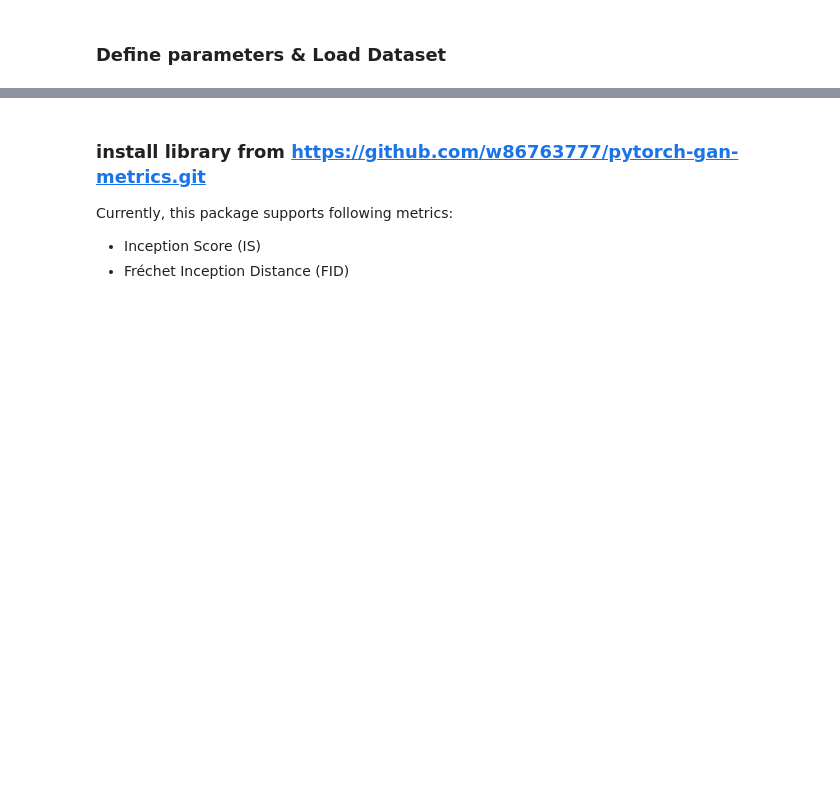
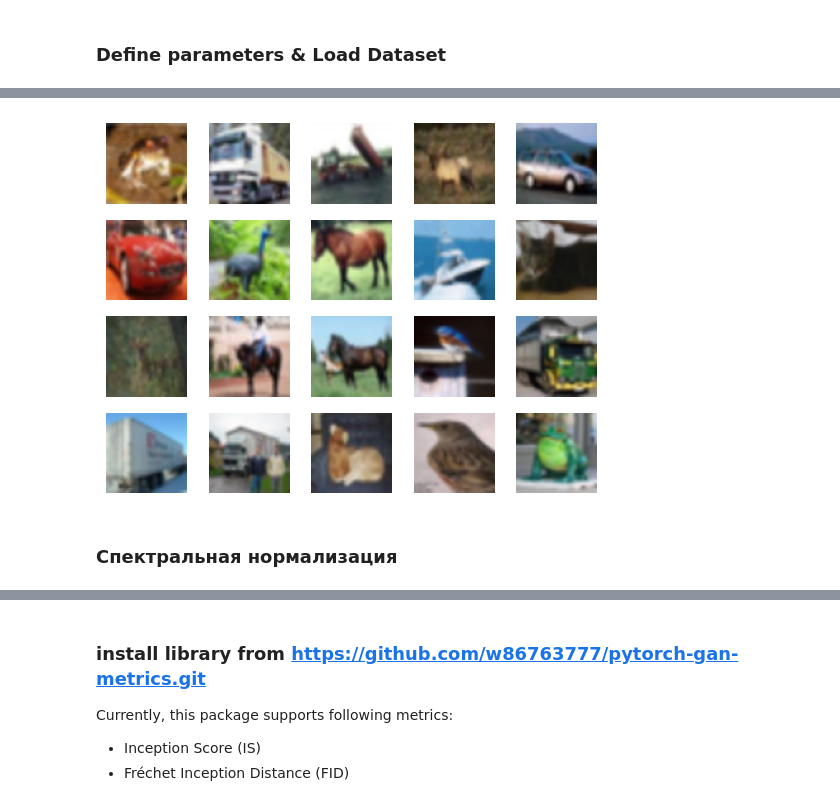
Before and after one commit to artvopilov/itmo_generative_adversarial_networks, a Jupyter notebook: notebooks/tricks_metrics.ipynb, the cells around one changed output, grey strips where cells are left out. Drawn from its saved outputs; the diff is of its cells as text; code cells hidden in the pictures; blank space fills up the shorter version.

```diff
--- a/notebooks/tricks_metrics.ipynb
+++ b/notebooks/tricks_metrics.ipynb
@@ -484,0 +134,31 @@ plt.title('Scores');
+# %%
+class ImageUtils:
+    _NORMALIZATION: Normalize = Normalize(mean=(0.5,), std=(0.5,))
+    _DE_NORMALIZATION: Normalize = Normalize(mean=(-1,), std=(2,))
+
+    @staticmethod
+    def read_mnist_dataset(root_dir: str, train: bool = True, download: bool = True) -> MNIST:
+        return MNIST(
+            root=root_dir,
+            train=train,
+            download=download,
+            transform=ToTensor())
+
+    @staticmethod
+    def read_cifar10_dataset(root_dir: str, image_size: int, train: bool = True, download: bool = True) -> CIFAR10:
+        transform = Compose([Resize([image_size, image_size], InterpolationMode.BILINEAR), ToTensor()])
+        return CIFAR10(
+            root=root_dir,
+            train=train,
+            download=download,
+            transform=transform)
+
+    @staticmethod
+    def normalize(image: torch.Tensor) -> torch.Tensor:
+        return ImageUtils._NORMALIZATION(image)
+
+    @staticmethod
+    def denormalize(image: torch.Tensor) -> torch.Tensor:
+        return ImageUtils._DE_NORMALIZATION(image)
+# %%
+cifar_dataset = ImageUtils.read_cifar10_dataset(CFG.dataroot, CFG.image_size)
@@ -484,0 +179,10 @@ plt.title('Scores');
+# %%
+for i in range(20):
+    image, label = cifar_dataset[i]
+    ax = plt.subplot(4, 5, i + 1)
+    ax.imshow(ToPILImage()(image))
+    ax.axis('off')
+# %% [output]
+[figure, added]
+# %% [markdown]
+### Спектральная нормализация
```
Also changed, not shown: parts of 44 cells of this notebook.
